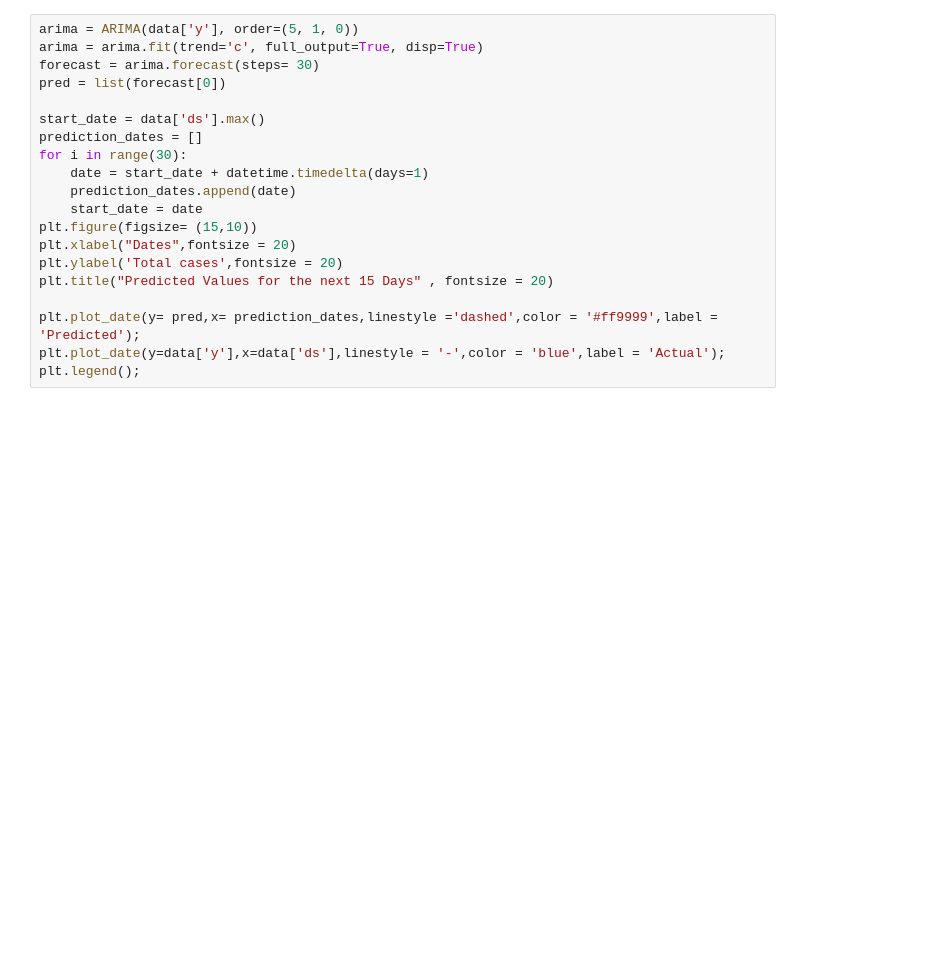
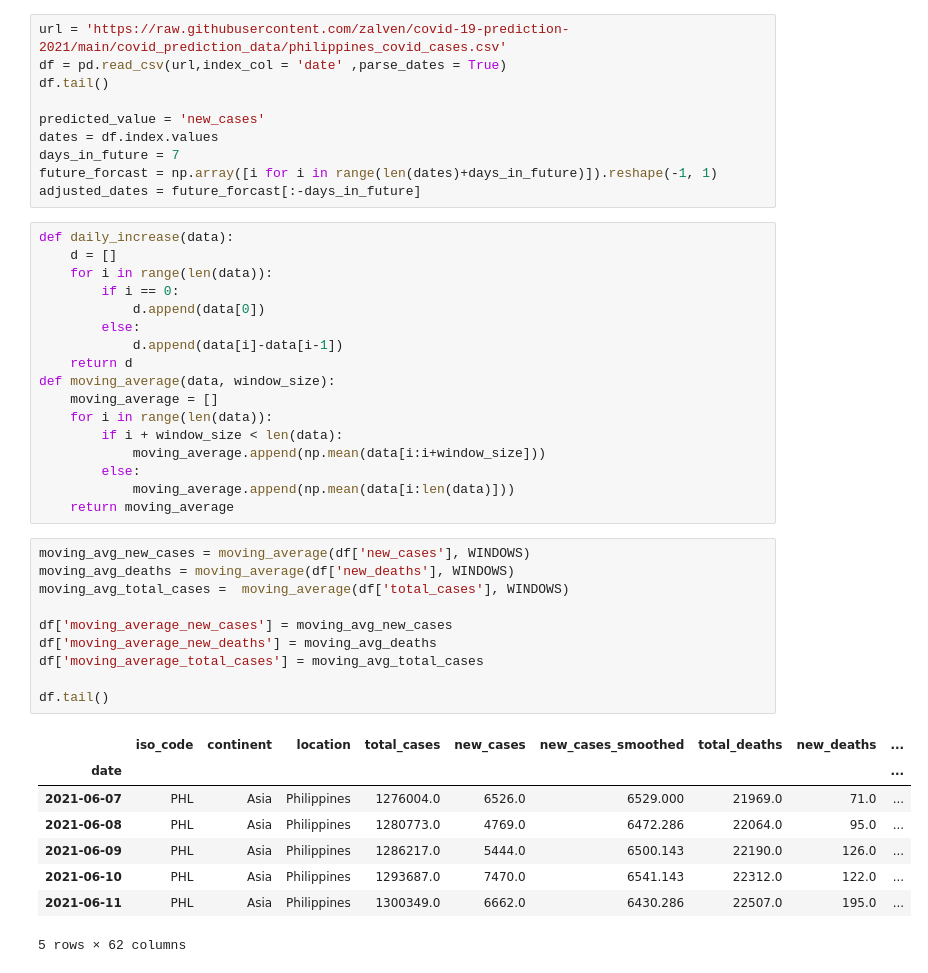
Before and after one commit to zalven/covid-19-prediction-2021, a Jupyter notebook: Arima-model-Python.ipynb, the cells around one changed output. Saved outputs shown, nothing was run; the diff lists cells and outputs as text; blank space fills up the shorter version.

```diff
--- a/Arima-model-Python.ipynb
+++ b/Arima-model-Python.ipynb
@@ -31,20 +53,46 @@ warnings.filterwarnings('ignore')
 # %%
-arima = ARIMA(data['y'], order=(5, 1, 0))
-arima = arima.fit(trend='c', full_output=True, disp=True)
-forecast = arima.forecast(steps= 30)
-pred = list(forecast[0])
+url = 'https://raw.githubusercontent.com/zalven/covid-19-prediction-2021/main/covid_prediction_data/philippines_covid_cases.csv'
+df = pd.read_csv(url,index_col = 'date' ,parse_dates = True)
+df.tail()
 
-start_date = data['ds'].max()
-prediction_dates = []
-for i in range(30):
-    date = start_date + datetime.timedelta(days=1)
-    prediction_dates.append(date)
-    start_date = date
-plt.figure(figsize= (15,10))
-plt.xlabel("Dates",fontsize = 20)
-plt.ylabel('Total cases',fontsize = 20)
-plt.title("Predicted Values for the next 15 Days" , fontsize = 20)
-
-plt.plot_date(y= pred,x= prediction_dates,linestyle ='dashed',color = '#ff9999',label = 'Predicted');
-plt.plot_date(y=data['y'],x=data['ds'],linestyle = '-',color = 'blue',label = 'Actual');
-plt.legend();
+predicted_value = 'new_cases'
+dates = df.index.values
+days_in_future = 7
+future_forcast = np.array([i for i in range(len(dates)+days_in_future)]).reshape(-1, 1)
+adjusted_dates = future_forcast[:-days_in_future]
+# %%
+def daily_increase(data):
+    d = []
+    for i in range(len(data)):
+        if i == 0:
+            d.append(data[0])
+        else:
+            d.append(data[i]-data[i-1])
+    return d
+def moving_average(data, window_size):
+    moving_average = []
+    for i in range(len(data)):
+        if i + window_size < len(data):
+            moving_average.append(np.mean(data[i:i+window_size]))
+        else:
+            moving_average.append(np.mean(data[i:len(data)]))
+    return moving_average
+# %%
+moving_avg_new_cases = moving_average(df['new_cases'], WINDOWS)
+moving_avg_deaths = moving_average(df['new_deaths'], WINDOWS)
+moving_avg_total_cases =  moving_average(df['total_cases'], WINDOWS)
+
+df['moving_average_new_cases'] = moving_avg_new_cases
+df['moving_average_new_deaths'] = moving_avg_deaths
+df['moving_average_total_cases'] = moving_avg_total_cases
+
+df.tail()
+# %% [output]
+|  | iso_code | continent | location | total_cases | new_cases | new_cases_smoothed | total_deaths | new_deaths | ... |
+| date |  |  |  |  |  |  |  |  | ... |
+| 2021-06-07 | PHL | Asia | Philippines | 1276004.0 | 6526.0 | 6529.000 | 21969.0 | 71.0 | ... |
+| 2021-06-08 | PHL | Asia | Philippines | 1280773.0 | 4769.0 | 6472.286 | 22064.0 | 95.0 | ... |
+| 2021-06-09 | PHL | Asia | Philippines | 1286217.0 | 5444.0 | 6500.143 | 22190.0 | 126.0 | ... |
+| 2021-06-10 | PHL | Asia | Philippines | 1293687.0 | 7470.0 | 6541.143 | 22312.0 | 122.0 | ... |
+| 2021-06-11 | PHL | Asia | Philippines | 1300349.0 | 6662.0 | 6430.286 | 22507.0 | 195.0 | ... |
+5 rows × 62 columns
```
Also changed, not shown: parts of 15 cells of this notebook.
